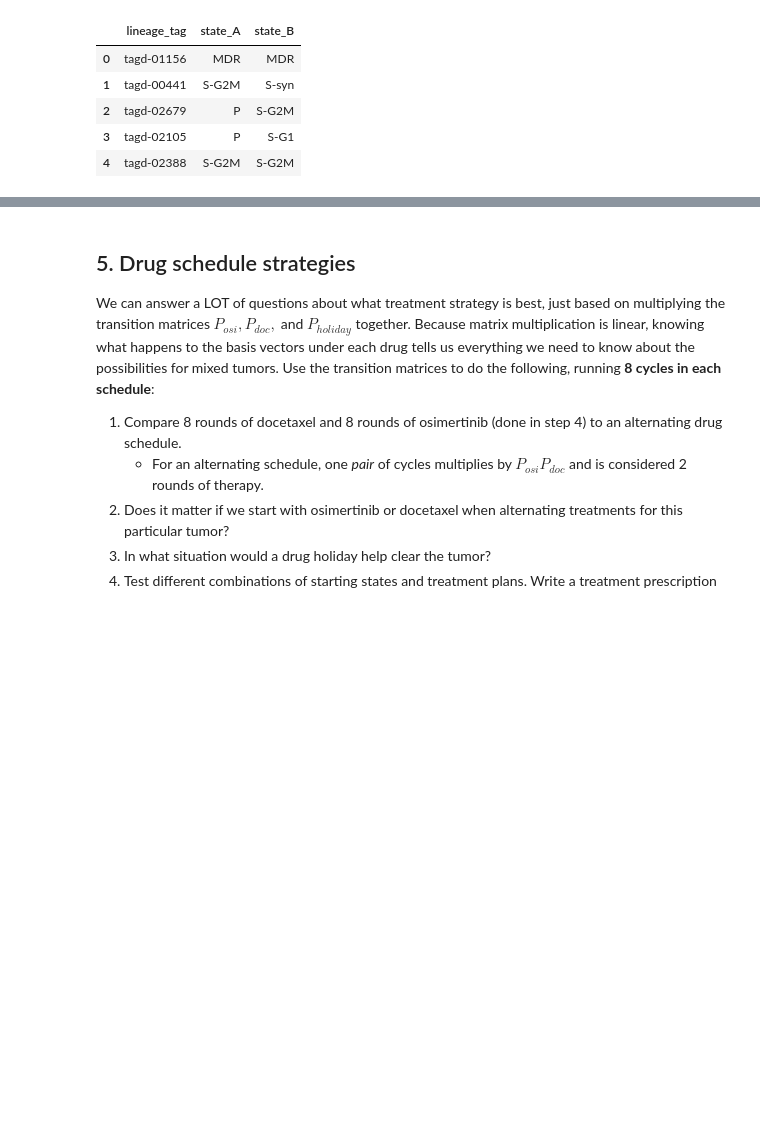
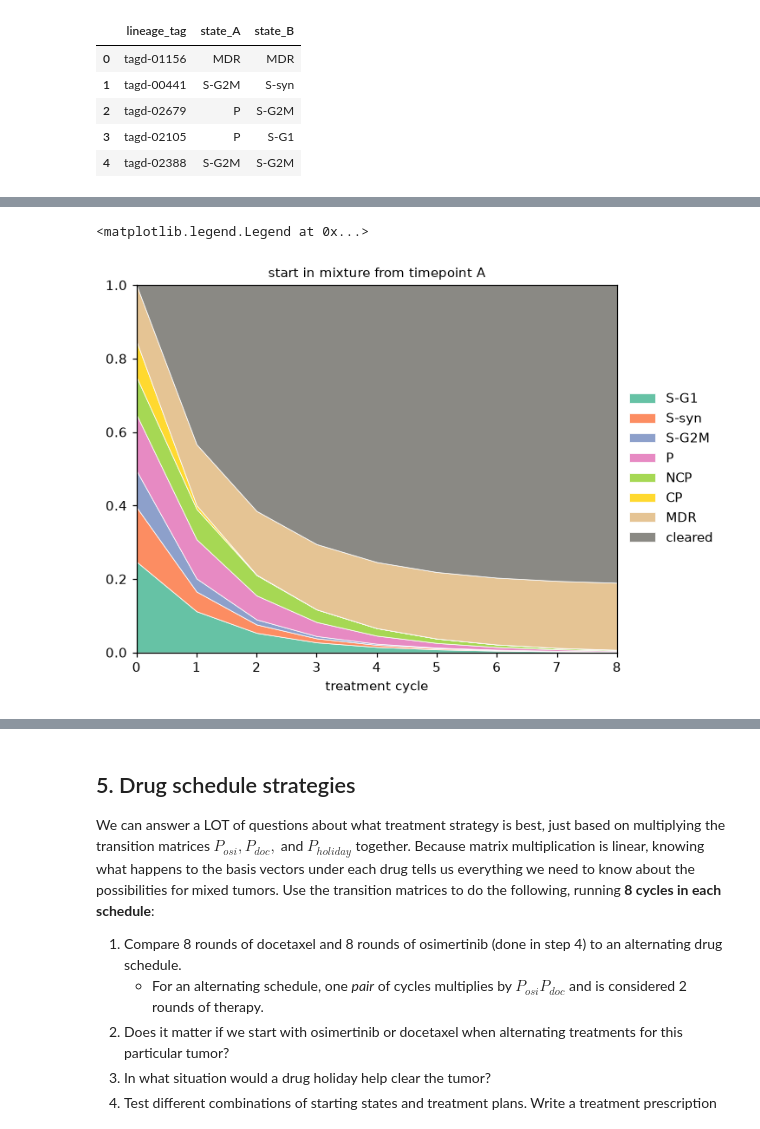
Before and after one commit to evanblizzard/uu_markov, a Jupyter notebook: lab_2/Lab09_markov_chain_cells.ipynb, the cells around one changed output, grey strips where cells are left out. Saved outputs shown, nothing was run; the diff lists cells and outputs as text; code cells hidden in the pictures; blank space fills up the shorter version.

```diff
--- a/lab_2/Lab09_markov_chain_cells.ipynb
+++ b/lab_2/Lab09_markov_chain_cells.ipynb
@@ -468,4 +506,10 @@ AttributeError: 'numpy.ndarray' object has no attribute 'to_numpy'
 # %%
 # Simulate the evolution of pi_mix under docetaxel
+fig, ax = plt.subplots(figsize=(6.5, 5))
+plot_trajectory(evolve(pi_mix, P_doc, N_CYCLES), ax, "start in mixture from timepoint A")
+ax.legend(loc='center left', bbox_to_anchor=(1, 0.5), frameon=False)
+# %% [output]
+<matplotlib.legend.Legend at 0x...>
+[figure, added]
 # %% [markdown]
 *Answer questions in markdown here.*
```
Also changed, not shown: parts of 24 cells of this notebook.
